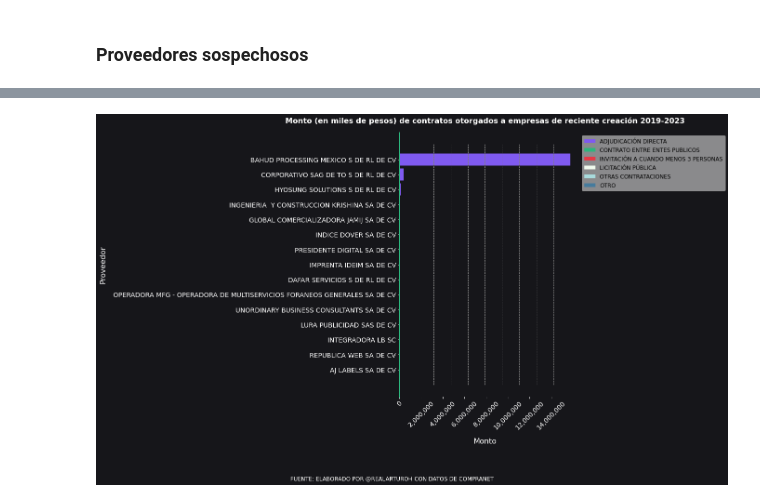
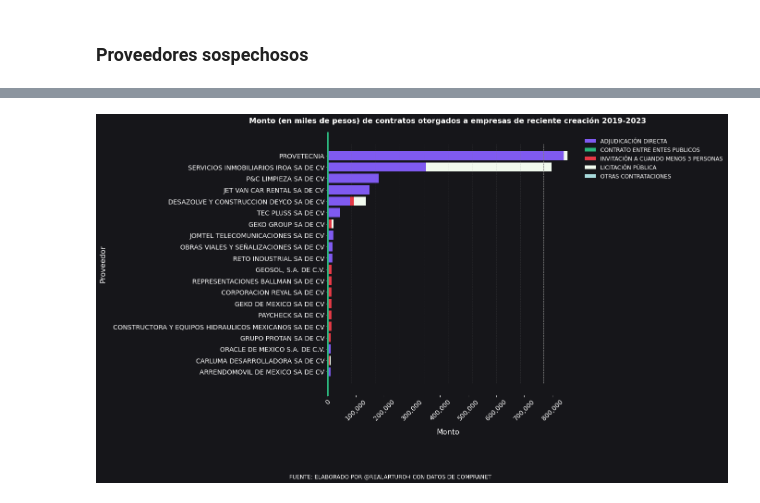
Before and after one commit to artiherrera/analisis_compranet, a Jupyter notebook: notebooks/2.0-buscador_consolidado.ipynb, the cells around one changed output, grey strips where cells are left out. Saved outputs shown, nothing was run; the diff lists cells and outputs as text; code cells hidden in the pictures.

Commit message:
Mejora en la gráfica de tipos de procedimiento

```diff
--- a/notebooks/2.0-buscador_consolidado.ipynb
+++ b/notebooks/2.0-buscador_consolidado.ipynb
@@ -415,7 +444,8 @@ def calculate_suspicion(row):
         suspicion_score += 0.5
 
     # Si más del 50% de su importe proviene de "ADJUDICACIÓN DIRECTA" o "INVITACIÓN A CUANDO MENOS 3 PERSONAS"
-    if row['ADJUDICACIÓN DIRECTA'] + row['INVITACIÓN A CUANDO MENOS 3 PERSONAS'] + row['OTRO'] > 50:
+    other_value = row.get('OTRO', 0)  # Utiliza 0 si 'OTRO' no existe en la fila
+    if row['ADJUDICACIÓN DIRECTA'] + row['INVITACIÓN A CUANDO MENOS 3 PERSONAS'] + other_value > 50:
         suspicion_score += 0.5
 
     return suspicion_score
@@ -424,7 +454,7 @@ def calculate_suspicion(row):
 prov_df['probabilidad_sospecha'] = prov_df.apply(calculate_suspicion, axis=1)
 
 # Filtrar los proveedores sospechosos
-suspicious_providers = prov_df[prov_df['probabilidad_sospecha'] == 1]
+suspicious_providers = prov_df[prov_df['probabilidad_sospecha'] >= 0.5]
 
 # Seleccionar los 20 proveedores sospechosos que más han ganado
 top_20_suspicious_providers_df = suspicious_providers.nlargest(20, 'importe')
@@ -461,47 +492,56 @@ proveedores = top20df['proveedor_o_contratista'].tolist()
 tipos_procedimiento = ['ADJUDICACIÓN DIRECTA', 'CONTRATO ENTRE ENTES PUBLICOS', 'INVITACIÓN A CUANDO MENOS 3 PERSONAS', 'LICITACIÓN PÚBLICA', 'OTRAS CONTRATACIONES', 'OTRO']
 
 # Calcular los importes por tipo de procedimiento en función de los porcentajes y el importe total
+colors = ['#7f5af0', '#2cb67d', '#e63946', '#f1faee', '#a8dadc', '#457b9d']
+
 data_procedimientos = []
-for tipo in tipos_procedimiento:
-    importe_tipo = (top20df[tipo] / 100) * top20df['importe']
-    data_procedimientos.append(importe_tipo.values)
+tipos_presentes = []
+colores_presentes = []
+for i, tipo in enumerate(tipos_procedimiento):
+    if tipo in top20df.columns: # Verifica si el tipo de procedimiento existe en el DataFrame
+        importe_tipo = (top20df[tipo] / 100) * top20df['importe']
+        data_procedimientos.append(importe_tipo.values)
+        tipos_presentes.append(tipo)
+        colores_presentes.append(colors[i % len(colors)])
 
-# Colores
-colors = ['#7f5af0', '#2cb67d', '#e63946', '#f1faee', '#a8dadc', '#457b9d']
 
 # Tamaño de la figura
 height = max(10, 0.5 * len(proveedores))
 width = height * (16/9)
 
 fig, ax = plt.subplots(figsize=(width, height))
 
 # Generar las barras apiladas
 bars = []
 for i, data in enumerate(data_procedimientos):
-    bars.append(ax.barh(proveedores, data, left=[sum(data_procedimientos[j][k] for j in range(i)) for k in range(len(data))], color=colors[i % len(colors)]))
+    bars.append(ax.barh(proveedores, data, left=[sum(data_procedimientos[j][k] for j in range(i)) for k in range(len(data))], color=colores_presentes[i]))
+
 
 # Configuración del gráfico
 ax.set_title(f"Monto (en miles de pesos) de contratos otorgados a empresas de reciente creación 2019-2023", fontsize=16, pad=20, fontweight='bold', color='#fffffe')
 ax.set_ylabel("Proveedor", fontsize=16, labelpad=15, color='white')
 ax.set_xlabel("Monto", fontsize=16, labelpad=15, color='white')
 ax.xaxis.set_major_formatter(ticker.StrMethodFormatter('{x:,.0f}'))
 ax.tick_params(axis='x', labelsize=14, colors='white', rotation=45)
 x_interval = (top20df['importe'].max() / 10)
 for x in np.arange(0, top20df['importe'].max() + x_interval, x_interval):
     plt.vlines(x, ymin=-1, ymax=len(proveedores), colors='gray', linestyles='dashed', linewidth=1)
 fig.set_facecolor('#16161a')
 ax.set_facecolor('#16161a')
 for spine in ['bottom', 'right', 'top']:
     ax.spines[spine].set_visible(False)
 ax.spines['left'].set_linewidth(3)
 ax.spines['left'].set_color('#2cb67d')
 ax.tick_params(axis='y', labelsize=14, colors='white')
-legend = ax.legend(bars, tipos_procedimiento, fontsize=12, bbox_to_anchor=(1.05, 1), loc='upper left')
+legend = ax.legend(bars, tipos_presentes, fontsize=12, bbox_to_anchor=(1.05, 1), loc='upper left') # Usa los tipos de procedimiento presentes
 frame = legend.get_frame()
-frame.set_alpha(0.5)
+frame.set_alpha(0)
+for text in legend.get_texts():
+    text.set_color('white')
+
 plt.figtext(0.5, -0.1, "FUENTE: ELABORADO POR @REALARTUROH CON DATOS DE COMPRANET", ha="center", fontsize=12, color='#fffffe')
 plt.tight_layout()
 plt.subplots_adjust(bottom=0.15, right=0.8)
 plt.show()
 # %% [output]
-[figure, old version]
+[figure, new version]
```
Also changed, not shown: parts of 6 cells of this notebook, 1 other file.
